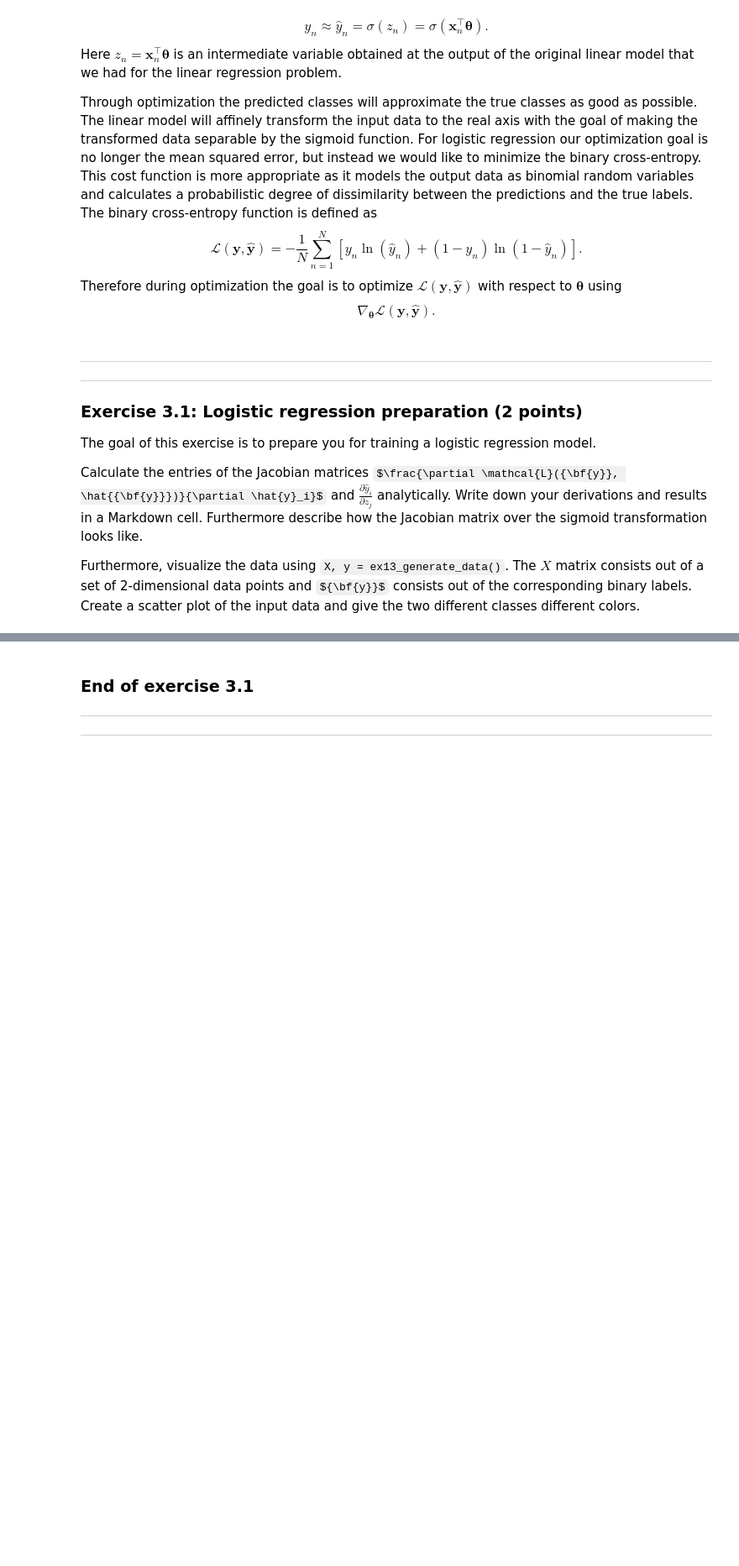
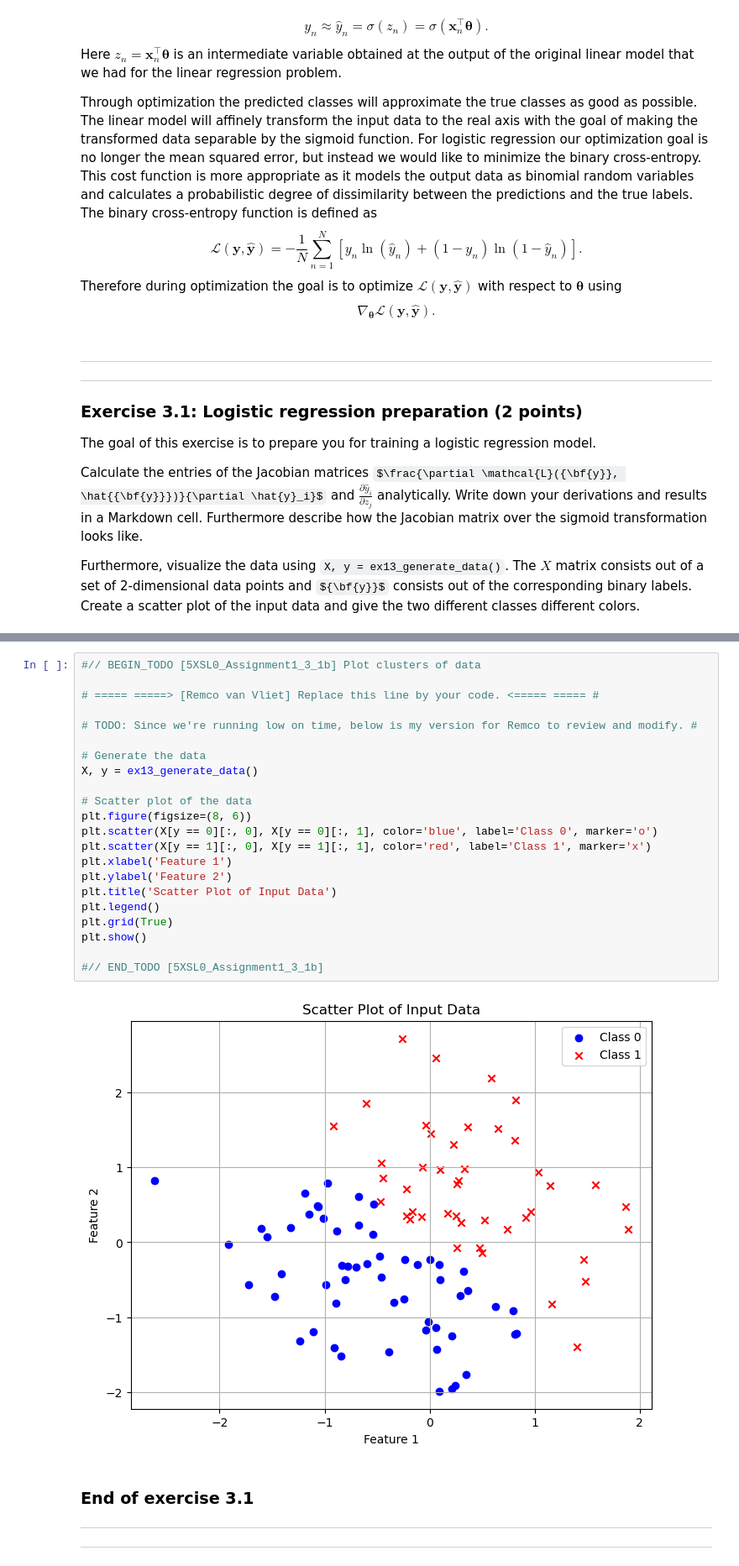
Before and after one commit to sadra-hub/5xsl0-machineLearning, a Jupyter notebook: assignment-1/assignment1-template.ipynb, the cells around one changed output, grey strips where cells are left out. Shown at 84% size. Cells and saved outputs as stored; diff of their text form; some formulas as TeX source; blank space fills up the shorter version.

```diff
--- a/assignment-1/assignment1-template.ipynb
+++ b/assignment-1/assignment1-template.ipynb
@@ -1043,3 +1099,27 @@ Furthermore, visualize the data using `X, y = ex13_generate_data()`. The $X$ mat
+# %%
+#// BEGIN_TODO [5XSL0_Assignment1_3_1b] Plot clusters of data
+
+# ===== =====> [Remco van Vliet] Replace this line by your code. <===== ===== #
+
+# TODO: Since we're running low on time, below is my version for Remco to review and modify. #
+
+# Generate the data
+X, y = ex13_generate_data()
+
+# Scatter plot of the data
+plt.figure(figsize=(8, 6))
+plt.scatter(X[y == 0][:, 0], X[y == 0][:, 1], color='blue', label='Class 0', marker='o')
+plt.scatter(X[y == 1][:, 0], X[y == 1][:, 1], color='red', label='Class 1', marker='x')
+plt.xlabel('Feature 1')
+plt.ylabel('Feature 2')
+plt.title('Scatter Plot of Input Data')
+plt.legend()
+plt.grid(True)
+plt.show()
+
+#// END_TODO [5XSL0_Assignment1_3_1b]
+# %% [output]
+[figure, added]
 # %% [markdown]
 ### End of exercise 3.1
 
```
Also changed, not shown: parts of 3 cells of this notebook.
